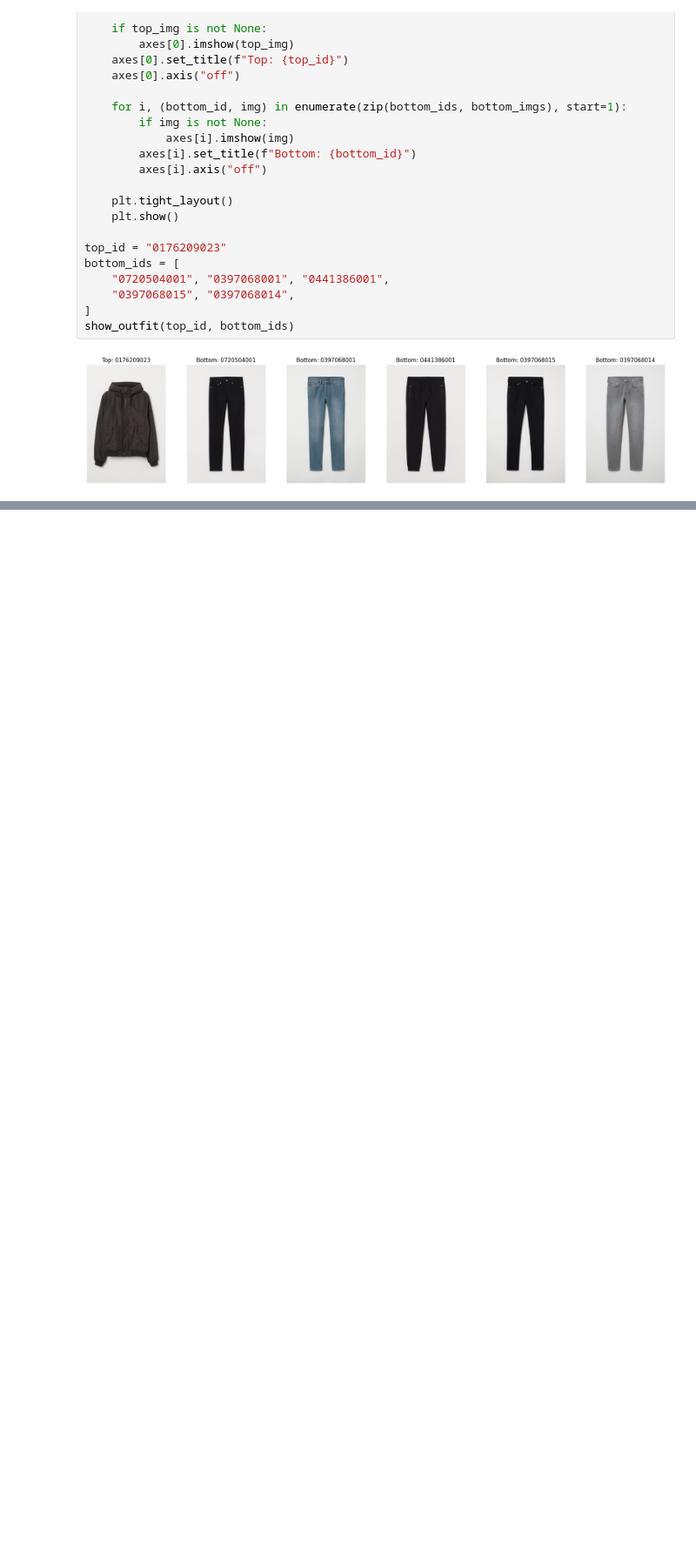
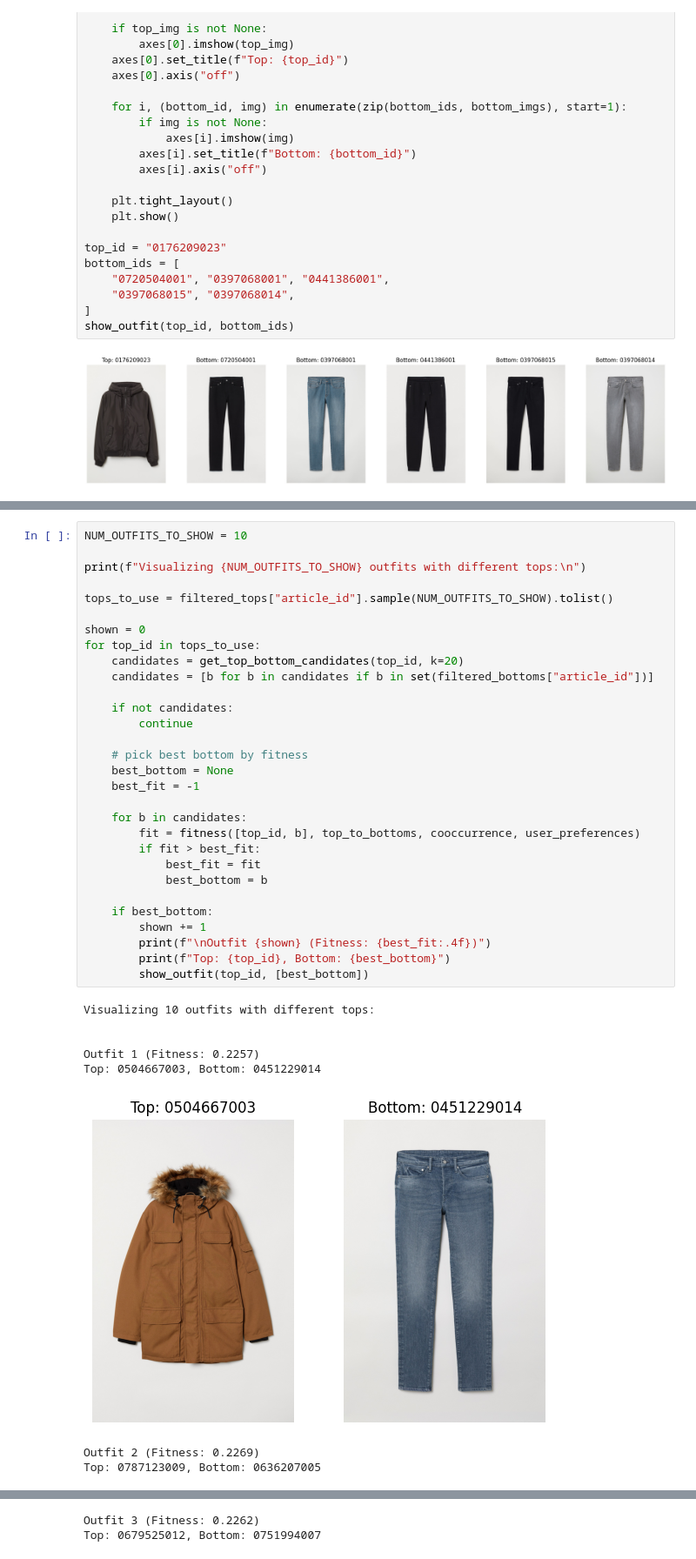
Before and after one commit to victorjongsoon/fashion-recommender, a Jupyter notebook: scripts/h_and_m_analysis.ipynb, the cells around one changed output, grey strips where cells are left out. Shown at 87% size. Drawn from its saved outputs; the diff is of its cells as text; blank space fills up the shorter version.

```diff
--- a/scripts/h_and_m_analysis.ipynb
+++ b/scripts/h_and_m_analysis.ipynb
@@ -348,0 +565,39 @@ show_outfit(top_id, bottom_ids)
+# %%
+NUM_OUTFITS_TO_SHOW = 10
+
+print(f"Visualizing {NUM_OUTFITS_TO_SHOW} outfits with different tops:\n")
+
+tops_to_use = filtered_tops["article_id"].sample(NUM_OUTFITS_TO_SHOW).tolist()
+
+shown = 0
+for top_id in tops_to_use:
+    candidates = get_top_bottom_candidates(top_id, k=20)
+    candidates = [b for b in candidates if b in set(filtered_bottoms["article_id"])]
+
+    if not candidates:
+        continue
+
+    # pick best bottom by fitness
+    best_bottom = None
+    best_fit = -1
+
+    for b in candidates:
+        fit = fitness([top_id, b], top_to_bottoms, cooccurrence, user_preferences)
+        if fit > best_fit:
+            best_fit = fit
+            best_bottom = b
+
+    if best_bottom:
+        shown += 1
+        print(f"\nOutfit {shown} (Fitness: {best_fit:.4f})")
+        print(f"Top: {top_id}, Bottom: {best_bottom}")
+        show_outfit(top_id, [best_bottom])
+# %% [output]
+Visualizing 10 outfits with different tops:
+
+
+Outfit 1 (Fitness: 0.2257)
+Top: 0504667003, Bottom: 0451229014
+[figure, added]
+Outfit 2 (Fitness: 0.2269)
+Top: 0787123009, Bottom: 0636207005
@@ -348,0 +605,2 @@ show_outfit(top_id, bottom_ids)
+Outfit 3 (Fitness: 0.2262)
+Top: 0679525012, Bottom: 0751994007
```
Also changed, not shown: parts of 10 cells of this notebook.
